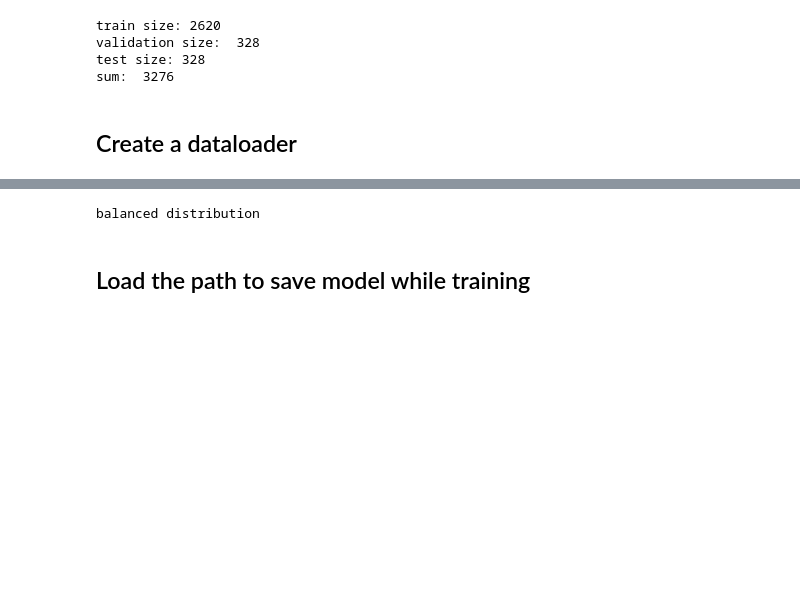
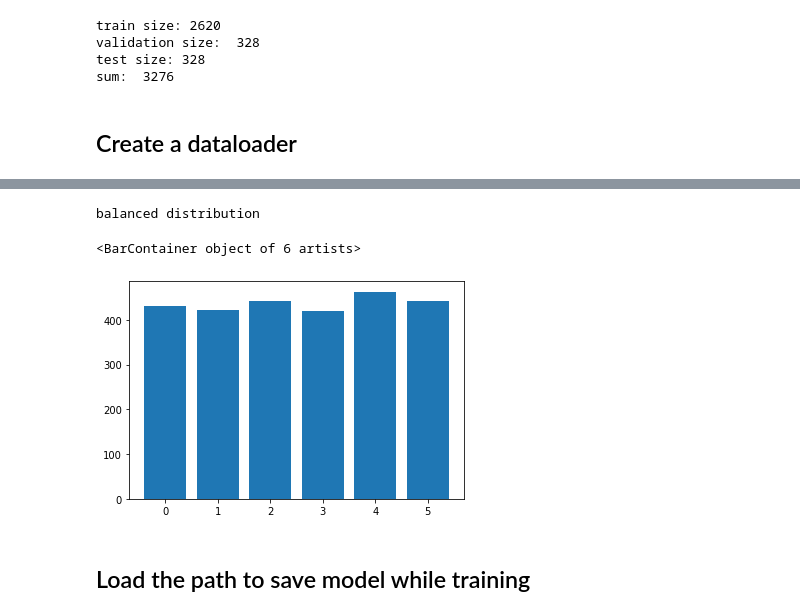
Before and after one commit to leoBravoRain/thesis, a Jupyter notebook: work/thesis/train_classifier.ipynb, the cells around one changed output, grey strips where cells are left out. Saved outputs shown, nothing was run; the diff lists cells and outputs as text; code cells hidden in the pictures; blank space fills up the shorter version.

```diff
--- a/work/thesis/train_classifier.ipynb
+++ b/work/thesis/train_classifier.ipynb
@@ -222,12 +224,14 @@ testLoader = torch.utils.data.DataLoader(testDataset)
 # %%
 print("balanced distribution")
 balancedClassesDistribution = countClasses(trainLoader)
 
-# fig, ax = plt.subplots()
-# ax.bar(x = np.arange(6), height = balancedClassesDistribution)
+fig, ax = plt.subplots()
+ax.bar(x = np.arange(6), height = balancedClassesDistribution)
 # ax.bar(x = only_these_labels, height = temp2, width = 10)
 # %% [output]
 balanced distribution
+<BarContainer object of 6 artists>
+[figure, added]
 # %% [markdown]
 ## Load the path to save model while training
 # %%
```
Also changed, not shown: parts of 13 cells of this notebook.
